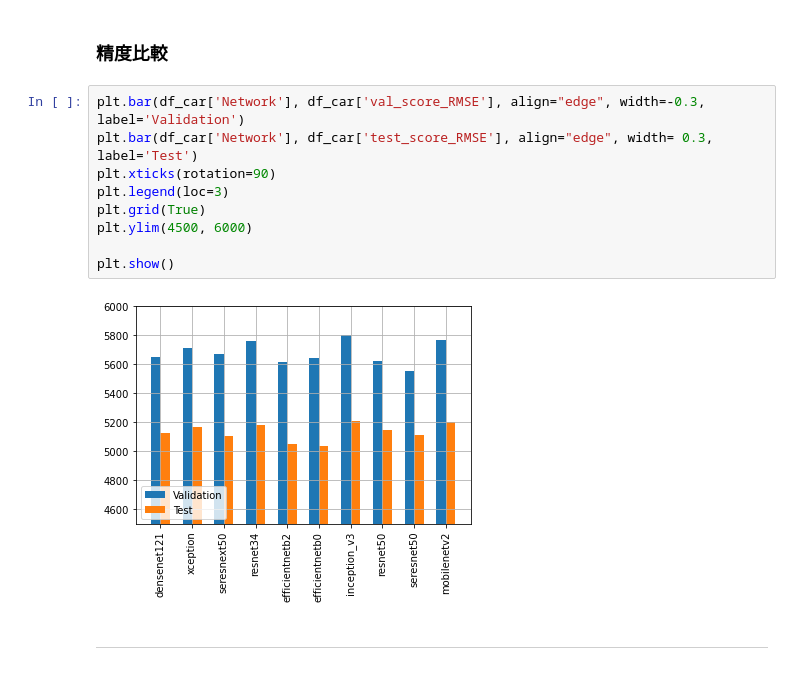
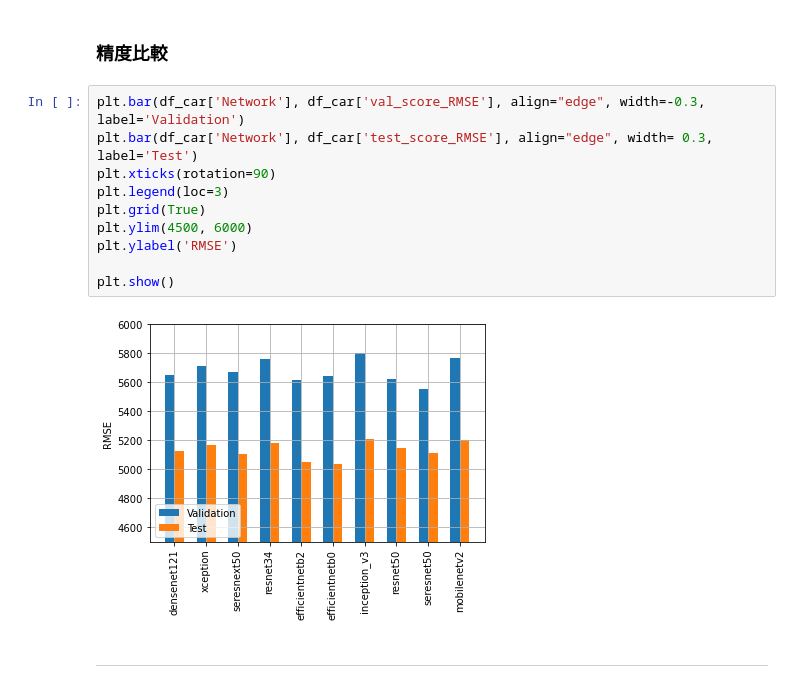
Before and after one commit to yukismd/Driverless_AI_ClientAccess, a Jupyter notebook: Experiment/dl_archtect_test_result.ipynb, the cells around one changed output. Drawn from its saved outputs; the diff is of its cells as text.

```diff
--- a/Experiment/dl_archtect_test_result.ipynb
+++ b/Experiment/dl_archtect_test_result.ipynb
@@ -154,14 +154,15 @@ plt.show()
 # %%
 plt.bar(df_car['Network'], df_car['val_score_RMSE'], align="edge", width=-0.3, label='Validation')
 plt.bar(df_car['Network'], df_car['test_score_RMSE'], align="edge", width= 0.3, label='Test')
 plt.xticks(rotation=90)
 plt.legend(loc=3)
 plt.grid(True)
 plt.ylim(4500, 6000)
+plt.ylabel('RMSE')
 
 plt.show()
 # %% [output]
-[figure, old version]
+[figure, new version]
 # %% [markdown]
 ***
 # %% [markdown]
```
Also changed, not shown: parts of 24 cells of this notebook.
